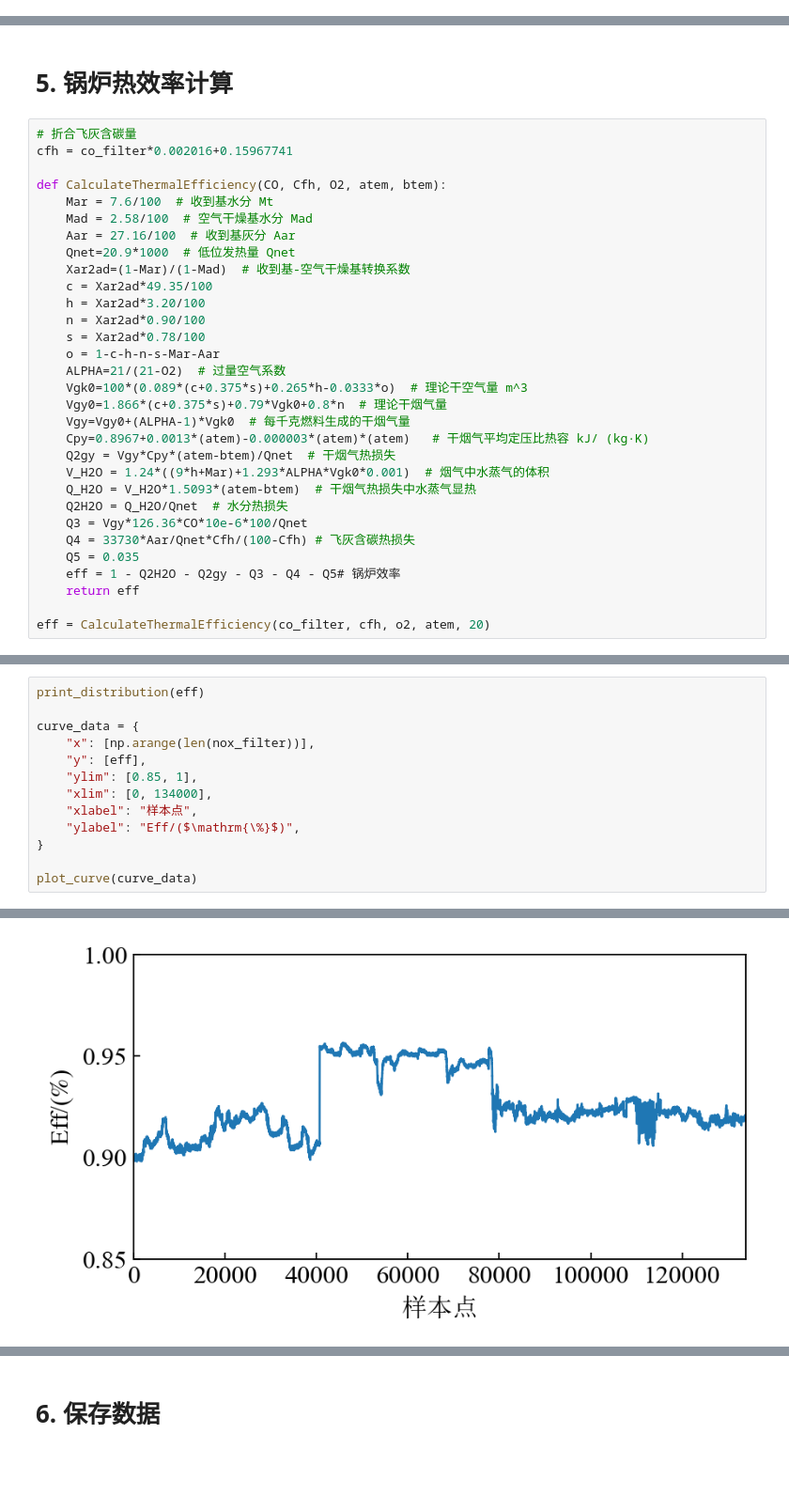
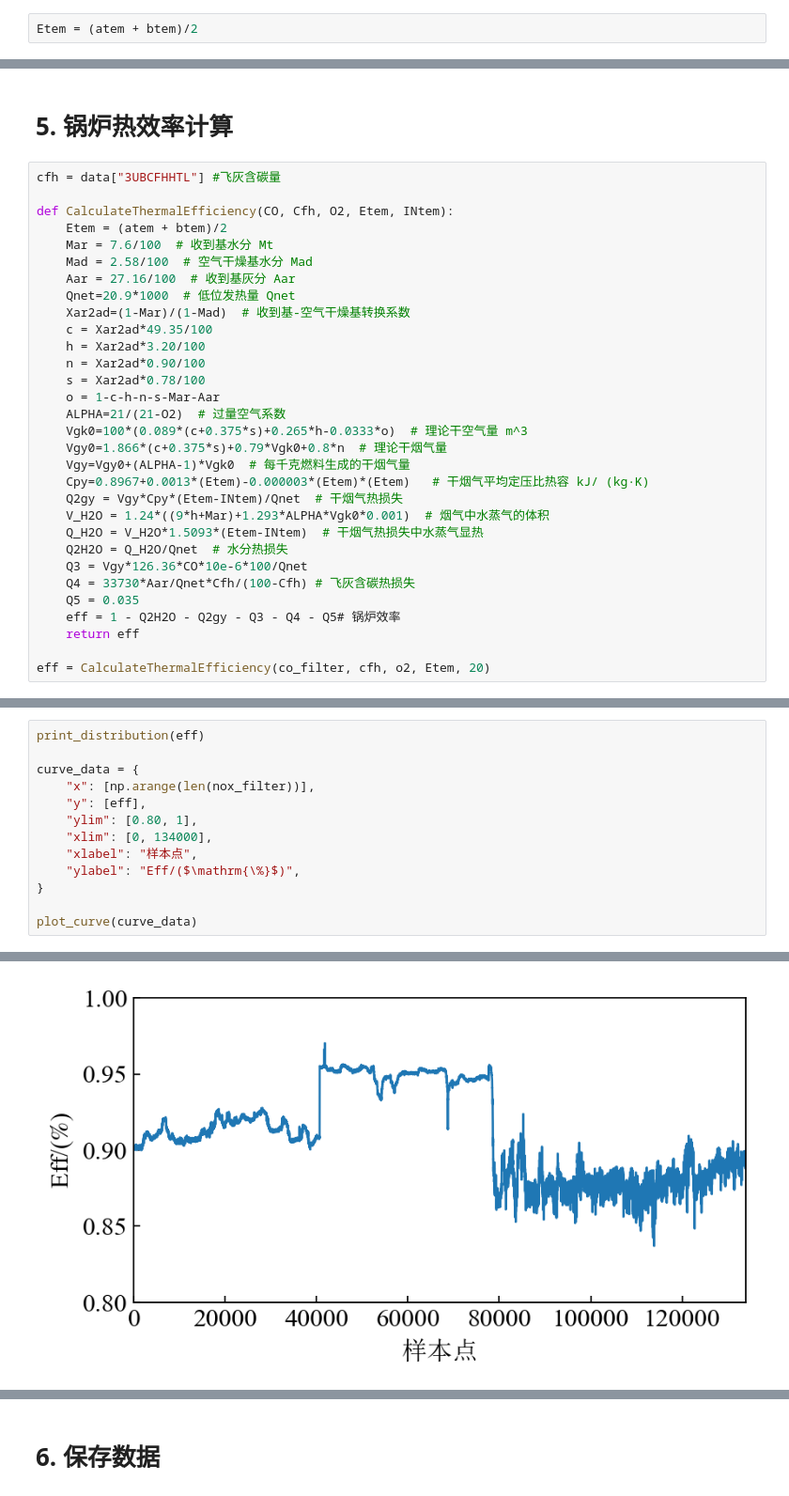
Before and after one commit to Edie-Z/NYPowerStation, a Jupyter notebook: NYDA3_Preprocess.ipynb, the cells around one changed output, grey strips where cells are left out. Shown: that part at 94% size. Cells and saved outputs as stored; diff of their text form; blank space fills up the shorter version.

```diff
--- a/NYDA3_Preprocess.ipynb
+++ b/NYDA3_Preprocess.ipynb
@@ -346,0 +349,2 @@ plot_curve(curve_data)
+# %%
+Etem = (atem + btem)/2
@@ -419,10 +465,10 @@ plot_curve(curve_data)
 # %% [markdown]
 # 5. 锅炉热效率计算
 # %%
-# 折合飞灰含碳量
-cfh = co_filter*0.002016+0.15967741
+cfh = data["3UBCFHHTL"] #飞灰含碳量
 
-def CalculateThermalEfficiency(CO, Cfh, O2, atem, btem):
+def CalculateThermalEfficiency(CO, Cfh, O2, Etem, INtem):
+    Etem = (atem + btem)/2
     Mar = 7.6/100  # 收到基水分 Mt
     Mad = 2.58/100  # 空气干燥基水分 Mad
     Aar = 27.16/100  # 收到基灰分 Aar
@@ -437,10 +483,10 @@ def CalculateThermalEfficiency(CO, Cfh, O2, atem, btem):
     Vgk0=100*(0.089*(c+0.375*s)+0.265*h-0.0333*o)  # 理论干空气量 m^3
     Vgy0=1.866*(c+0.375*s)+0.79*Vgk0+0.8*n  # 理论干烟气量
     Vgy=Vgy0+(ALPHA-1)*Vgk0  # 每千克燃料生成的干烟气量
-    Cpy=0.8967+0.0013*(atem)-0.000003*(atem)*(atem)   # 干烟气平均定压比热容 kJ/ (kg·K)
-    Q2gy = Vgy*Cpy*(atem-btem)/Qnet  # 干烟气热损失
+    Cpy=0.8967+0.0013*(Etem)-0.000003*(Etem)*(Etem)   # 干烟气平均定压比热容 kJ/ (kg·K)
+    Q2gy = Vgy*Cpy*(Etem-INtem)/Qnet  # 干烟气热损失
     V_H2O = 1.24*((9*h+Mar)+1.293*ALPHA*Vgk0*0.001)  # 烟气中水蒸气的体积
-    Q_H2O = V_H2O*1.5093*(atem-btem)  # 干烟气热损失中水蒸气显热
+    Q_H2O = V_H2O*1.5093*(Etem-INtem)  # 干烟气热损失中水蒸气显热
     Q2H2O = Q_H2O/Qnet  # 水分热损失
     Q3 = Vgy*126.36*CO*10e-6*100/Qnet
     Q4 = 33730*Aar/Qnet*Cfh/(100-Cfh) # 飞灰含碳热损失
@@ -448,7 +494,7 @@ def CalculateThermalEfficiency(CO, Cfh, O2, atem, btem):
     eff = 1 - Q2H2O - Q2gy - Q3 - Q4 - Q5# 锅炉效率
     return eff
 
-eff = CalculateThermalEfficiency(co_filter, cfh, o2, atem, 20)
+eff = CalculateThermalEfficiency(co_filter, cfh, o2, Etem, 20)
 # %%
 eff
 # %% [output]
@@ -470,7 +516,7 @@ print_distribution(eff)
 curve_data = {
     "x": [np.arange(len(nox_filter))],
     "y": [eff],
-    "ylim": [0.85, 1],
+    "ylim": [0.80, 1],
     "xlim": [0, 134000],
     "xlabel": "样本点",
     "ylabel": "Eff/($\mathrm{\%}$)",
@@ -497,4 +543,4 @@ plot_curve(curve_data)
-[figure, old version]
+[figure, new version]
 # %%
 min_index = np.argmax(eff)
 print(load[min_index])
```
Also changed, not shown: parts of 8 cells of this notebook, 4 other files.
